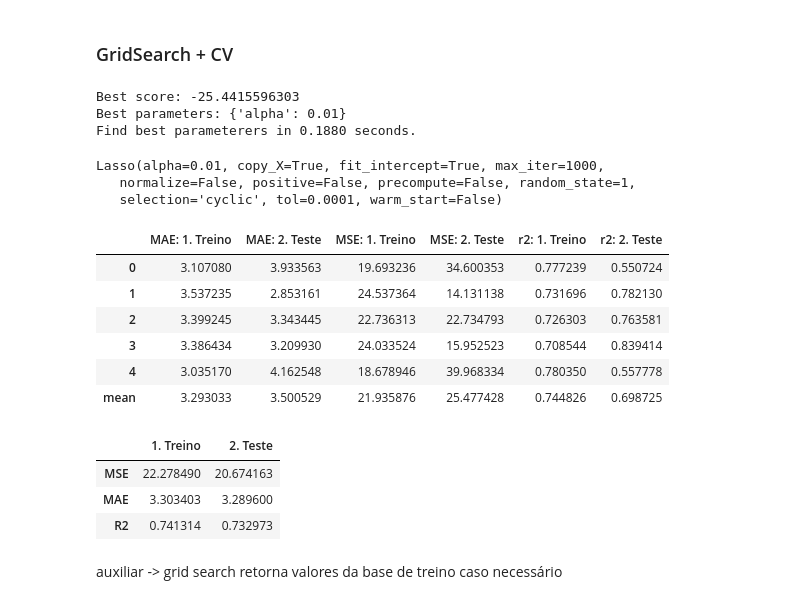
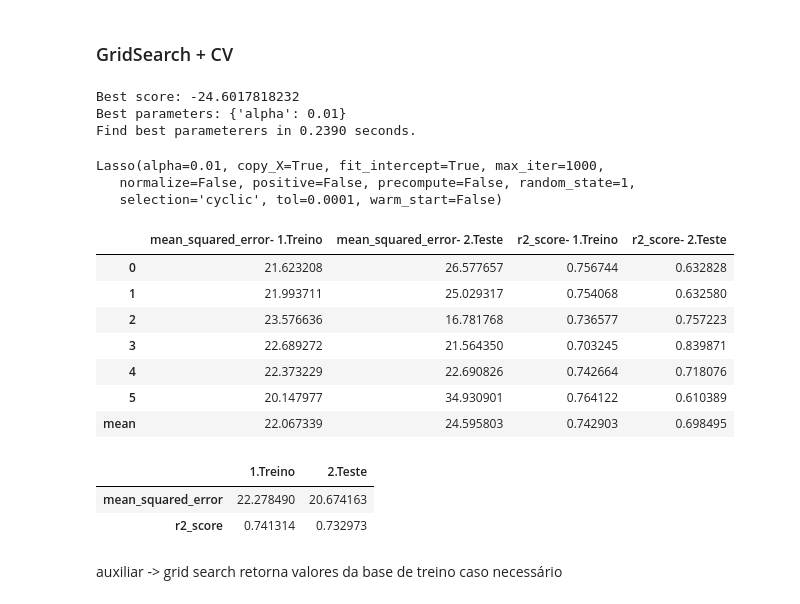
Before and after one commit to mopdc/python-codes, a Jupyter notebook: applied algorithms/regression examples/Regression Analysis in Boston dataset-v2.ipynb, the cells around one changed output. Drawn from its saved outputs; the diff is of its cells as text; code cells hidden in the pictures.

```diff
--- a/applied algorithms/regression examples/Regression Analysis in Boston dataset-v2.ipynb
+++ b/applied algorithms/regression examples/Regression Analysis in Boston dataset-v2.ipynb
@@ -319,9 +334,13 @@ A função exporta: treino e teste  com mae, mse, r2
 # %% [markdown]
 ###  CV
 # %%
-cv_kfold = KFold(5, random_state=12)
+cv_kfold = KFold(6, random_state=12)
 cv_loo = LeaveOneOut()
 # %%
 lm = LinearRegression(fit_intercept=True, normalize=False, copy_X=True, n_jobs=1)
-model_reg_cv(lm, X_train_final, y_train, cv = cv_loo)
+metrics = [mean_squared_error, r2_score]
+
+#model_reg_cv2(lm, X_train_final, y_train, cv = cv_kfold, metrics)
+#metrics = [mean_squared_error, mean_absolute_error]
+model_reg_cv(lm, X_train_final, y_train, cv_kfold, metrics)
 # %% [output]
@@ -377,30 +385,30 @@ parameters_lasso = {
 model_lasso = grid_search_model(X_train_final, y_train, lasso, parameters_lasso, 'neg_mean_squared_error', cv_kfold, 0 )
 model_lasso
 # %% [output]
-Best score: -25.4415596303
+Best score: -24.6017818232
 Best parameters: {'alpha': 0.01}
-Find best parameterers in 0.1880 seconds.
+Find best parameterers in 0.2390 seconds.
 Lasso(alpha=0.01, copy_X=True, fit_intercept=True, max_iter=1000,
    normalize=False, positive=False, precompute=False, random_state=1,
    selection='cyclic', tol=0.0001, warm_start=False)
 # %%
-results_folds = model_reg_cv(model_lasso,X_train_final, y_train, cv_kfold)
+results_folds = model_reg_cv(model_lasso,X_train_final, y_train, cv_kfold, metrics)
 results_folds
 # %% [output]
-|  | MAE: 1. Treino | MAE: 2. Teste | MSE: 1. Treino | MSE: 2. Teste | r2: 1. Treino | r2: 2. Teste |
-| 0 | 3.107080 | 3.933563 | 19.693236 | 34.600353 | 0.777239 | 0.550724 |
-| 1 | 3.537235 | 2.853161 | 24.537364 | 14.131138 | 0.731696 | 0.782130 |
-| 2 | 3.399245 | 3.343445 | 22.736313 | 22.734793 | 0.726303 | 0.763581 |
-| 3 | 3.386434 | 3.209930 | 24.033524 | 15.952523 | 0.708544 | 0.839414 |
-| 4 | 3.035170 | 4.162548 | 18.678946 | 39.968334 | 0.780350 | 0.557778 |
-| mean | 3.293033 | 3.500529 | 21.935876 | 25.477428 | 0.744826 | 0.698725 |
+|  | mean_squared_error- 1.Treino | mean_squared_error- 2.Teste | r2_score- 1.Treino | r2_score- 2.Teste |
+| 0 | 21.623208 | 26.577657 | 0.756744 | 0.632828 |
+| 1 | 21.993711 | 25.029317 | 0.754068 | 0.632580 |
+| 2 | 23.576636 | 16.781768 | 0.736577 | 0.757223 |
+| 3 | 22.689272 | 21.564350 | 0.703245 | 0.839871 |
+| 4 | 22.373229 | 22.690826 | 0.742664 | 0.718076 |
+| 5 | 20.147977 | 34.930901 | 0.764122 | 0.610389 |
+| mean | 22.067339 | 24.595803 | 0.742903 | 0.698495 |
 # %%
-model_reg_holdout(model_lasso,X_train_final, y_train, X_test_final, y_test)
+model_reg_holdout(model_lasso,X_train_final, y_train, X_test_final, y_test, metrics)
 # %% [output]
-|  | 1. Treino | 2. Teste |
-| MSE | 22.278490 | 20.674163 |
-| MAE | 3.303403 | 3.289600 |
-| R2 | 0.741314 | 0.732973 |
+|  | 1.Treino | 2.Teste |
+| mean_squared_error | 22.278490 | 20.674163 |
+| r2_score | 0.741314 | 0.732973 |
 # %% [markdown]
 auxiliar -> grid search retorna valores da base de treino caso necessário
 # %%
```
Also changed, not shown: parts of 10 cells of this notebook, 29 other files.
